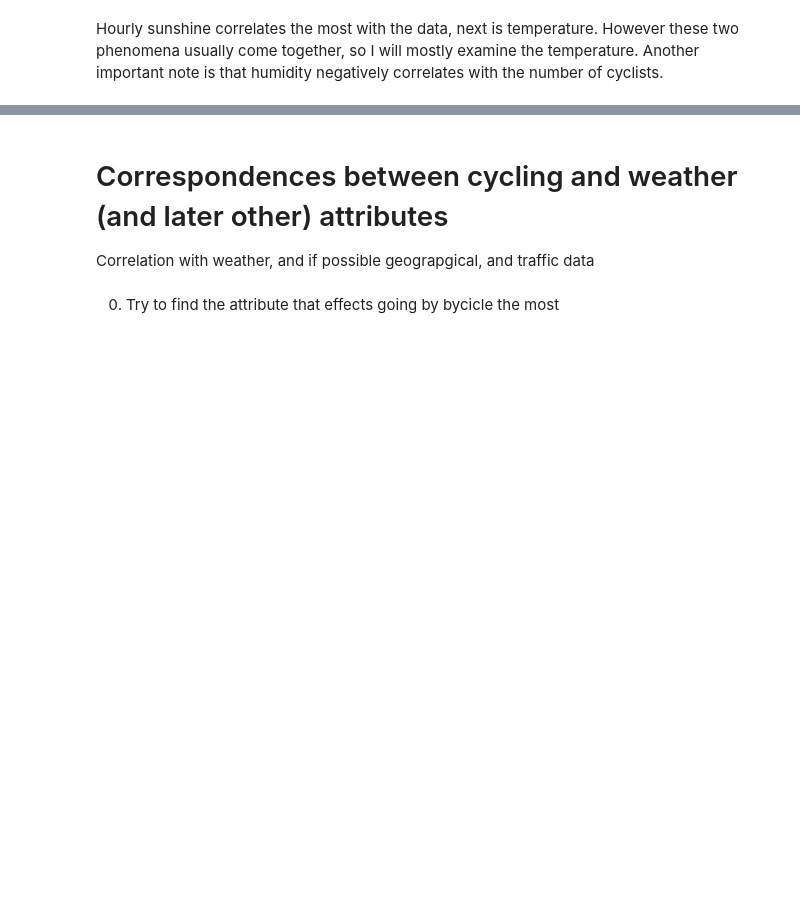
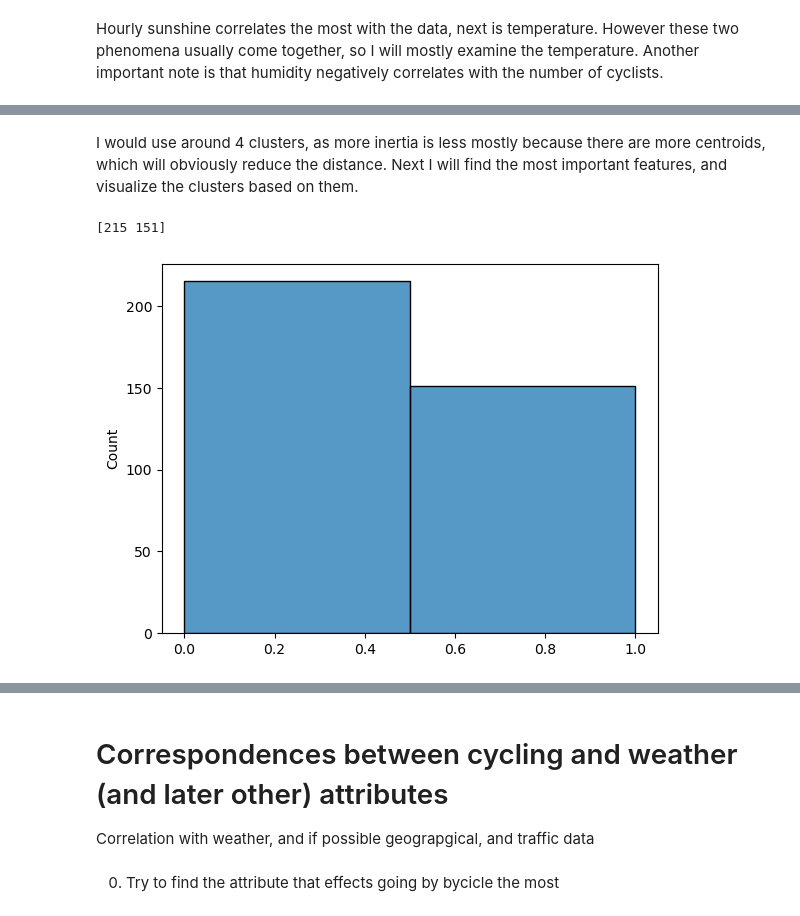
Before and after one commit to hgandras/DataMining, a Jupyter notebook: SemesterProject/BerlinBiking.ipynb, the cells around one changed output, grey strips where cells are left out. Cells and saved outputs as stored; diff of their text form; code cells hidden in the pictures; blank space fills up the shorter version.

```diff
--- a/SemesterProject/BerlinBiking.ipynb
+++ b/SemesterProject/BerlinBiking.ipynb
@@ -286,0 +357,13 @@ Hourly sunshine correlates the most with the data, next is temperature. However
+# %% [markdown]
+I would use around 4 clusters, as more inertia is less mostly because there are more centroids, which will obviously reduce the distance. Next I will find the most important features, and visualize the clusters based on them.
+# %%
+numClusters = 2
+km = KMeans(n_clusters= numClusters)
+km.fit(countsWeatherDaily1)
+#Find the size of each group
+groups,counts = np.unique(km.labels_,return_counts = True)
+sns.histplot(km.labels_,bins = numClusters)
+print(counts)
+# %% [output]
+[215 151]
+[figure, added]
```
Also changed, not shown: parts of 22 cells of this notebook.
